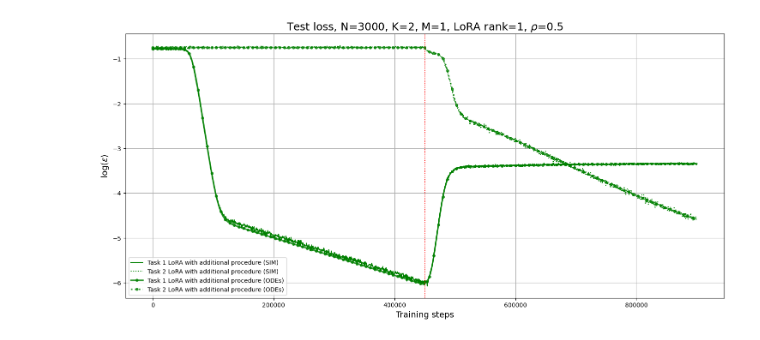
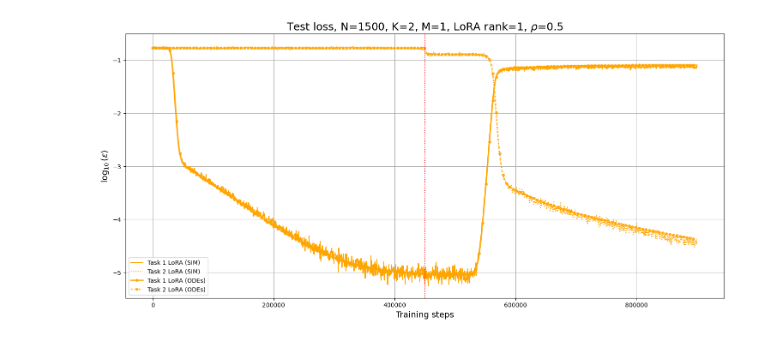
Before and after one commit to thmarchetta/Continual_Learning_LoRA, a Jupyter notebook: data_visualization.ipynb, the cells around one changed output. Cells and saved outputs as stored; diff of their text form; code cells hidden in the pictures.

Commit message:
Added plotting details

```diff
--- a/data_visualization.ipynb
+++ b/data_visualization.ipynb
@@ -35,7 +34,8 @@ def load_runs_with_constraints(path, args):
             meta["M"] == args.M and
             meta["K"] == args.K and
             meta["N"] == args.N and
-            meta["A_only"] == args.A_only
+            meta["A_only"] == args.A_only and
+            meta["alpha"] == args.alpha
         )
 
     filtered = [r for r in runs if match(r["metadata"])]
@@ -67,10 +67,12 @@ def runs_to_dict(runs):
 
 # Load the simulation
 path_to_sim = os.path.join(args.path_to_res_folder, f"run_K={args.K}_M={args.M}.npy")
+print(path_to_sim)
 training_runs = load_runs_with_constraints(path_to_sim, args)
-
 path_to_sim_ODEs = os.path.join(args.path_to_res_folder, f"ODES_K={args.K}_M={args.M}.npy")
 ode_runs = load_runs_with_constraints(path_to_sim_ODEs, args)
 
 df = runs_to_dict(training_runs)
 df_ODES = runs_to_dict(ode_runs)
+
+print(df["metadata"])
@@ -720,27 +695,66 @@ plt.show()
 # %%
 args.method="LoRA"
-args.A_only = True
-path_to_sim = os.path.join(args.path_to_res_folder, f"sim_K={args.K}_M={args.M}.csv")
-df = load_df_with_constraints(path_to_sim, args)
+args.A_only = False
+path_to_sim = os.path.join(
+    args.path_to_res_folder,
+    f"run_K={args.K}_M={args.M}.npy"
+)
 
-path_to_sim_ODEs = os.path.join(args.path_to_res_folder, f"sim_K={args.K}_M={args.M}_ODES.csv")
-df_ODES = load_df_with_constraints(path_to_sim_ODEs, args)
+path_to_sim_ODEs = os.path.join(
+    args.path_to_res_folder,
+    f"ODES_K={args.K}_M={args.M}.npy"
+)
+
+training_runs = load_runs_with_constraints(path_to_sim, args)
+ode_runs = load_runs_with_constraints(path_to_sim_ODEs, args)
+if len(training_runs) == 0 or len(ode_runs) == 0:
+    raise ValueError("No runs found after filtering constraints.")
+
+df = runs_to_dict(training_runs)
+df_ODES = runs_to_dict(ode_runs)
+
+P = df["metadata"]["alpha"] * df["metadata"]["N"]
 
 fig, ax = plt.subplots(figsize=(18, 8))
 
-# First dataset
-plot_curves(ax, df, label_suffix="LoRA with additional procedure (SIM)", color=colors["LoRA_A_only"])
+plot_curves(
+    ax,
+    df,
+    label_suffix="LoRA (SIM)",
+    color=colors["LoRA"],
+    ODES=False
+)
 
-# Second dataset
-plot_curves(ax,df_ODES,label_suffix="LoRA with additional procedure (ODEs)", color=colors["LoRA_A_only"], ODES= True)
+plot_curves(
+    ax,
+    df_ODES,
+    label_suffix="LoRA (ODEs)",
+    color=colors["LoRA"],
+    ODES=True,
+    integration_step=args.integration_step,
+    alpha_param=args.alpha,
+    N=args.N
+)
 
-ax.set_title( rf"Test loss, N={args.N}, K={args.K}, M={args.M}, LoRA rank={args.L}, $\rho$={args.rho}", fontsize=18)
+ax.set_title(
+    rf"Test loss, N={args.N}, K={args.K}, M={args.M}, "
+    rf"LoRA rank={args.L}, $\rho$={args.rho}",
+    fontsize=18
+)
+
 ax.set_xlabel("Training steps", fontsize=14)
-ax.set_ylabel(r"$\log(\epsilon)$", fontsize=14)
-ax.axvline(x=P, linestyle=':', color='red', lw=1.0)
+ax.set_ylabel(r"$\log_{10}(\epsilon)$", fontsize=14)
+
+ax.axvline(x=P, linestyle=":", color="red", lw=1.0)
 ax.grid(True)
 ax.legend(loc="lower left")
-fig.savefig(os.path.join(args.path_to_res_folder, "3-test_loss_LoRA_additional_procedure.pdf"), format="pdf", bbox_inches="tight")
+
+fig.savefig(
+    os.path.join(args.path_to_res_folder, "2-test_loss_LoRA.pdf"),
+    format="pdf",
+    bbox_inches="tight"
+)
+
 plt.show()
 # %% [output]
-[figure, old version]
+[figure, new version]
```
Also changed, not shown: parts of 28 cells of this notebook, 4 other files.
